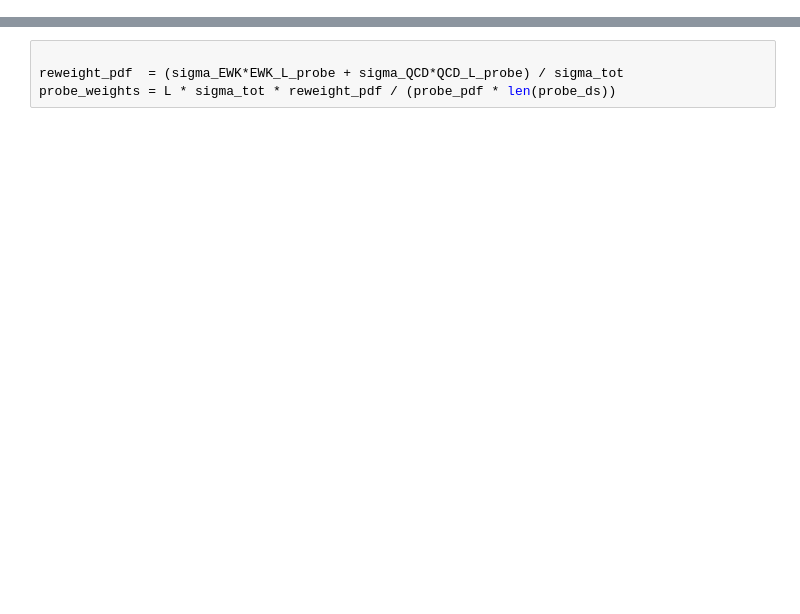
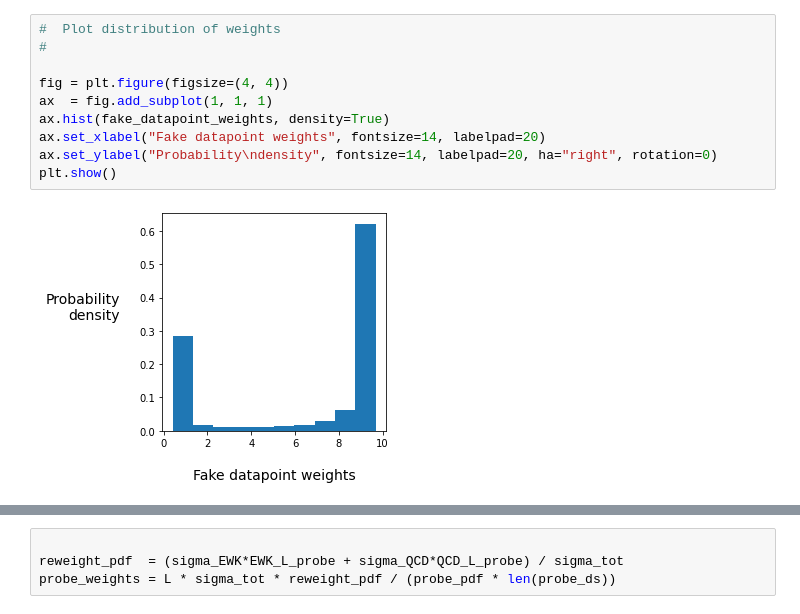
Before and after one commit to darrendavidprice/science-discovery, a Jupyter notebook: SM-sandbox/proj5.4-EFT-Density-Estimation/notebooks/do_asimov.ipynb, the cells around one changed output, grey strips where cells are left out. Saved outputs shown, nothing was run; the diff lists cells and outputs as text; blank space fills up the shorter version.

```diff
--- a/SM-sandbox/proj5.4-EFT-Density-Estimation/notebooks/do_asimov.ipynb
+++ b/SM-sandbox/proj5.4-EFT-Density-Estimation/notebooks/do_asimov.ipynb
@@ -911,0 +483,12 @@ EWK_L_probe = np.exp(EWK_logL_probe)
+# %%
+#  Plot distribution of weights
+#
+
+fig = plt.figure(figsize=(4, 4))
+ax  = fig.add_subplot(1, 1, 1)
+ax.hist(fake_datapoint_weights, density=True)
+ax.set_xlabel("Fake datapoint weights", fontsize=14, labelpad=20)
+ax.set_ylabel("Probability\ndensity", fontsize=14, labelpad=20, ha="right", rotation=0)
+plt.show()
+# %% [output]
+[figure, added]
```
Also changed, not shown: parts of 92 cells of this notebook, 9 other files.
